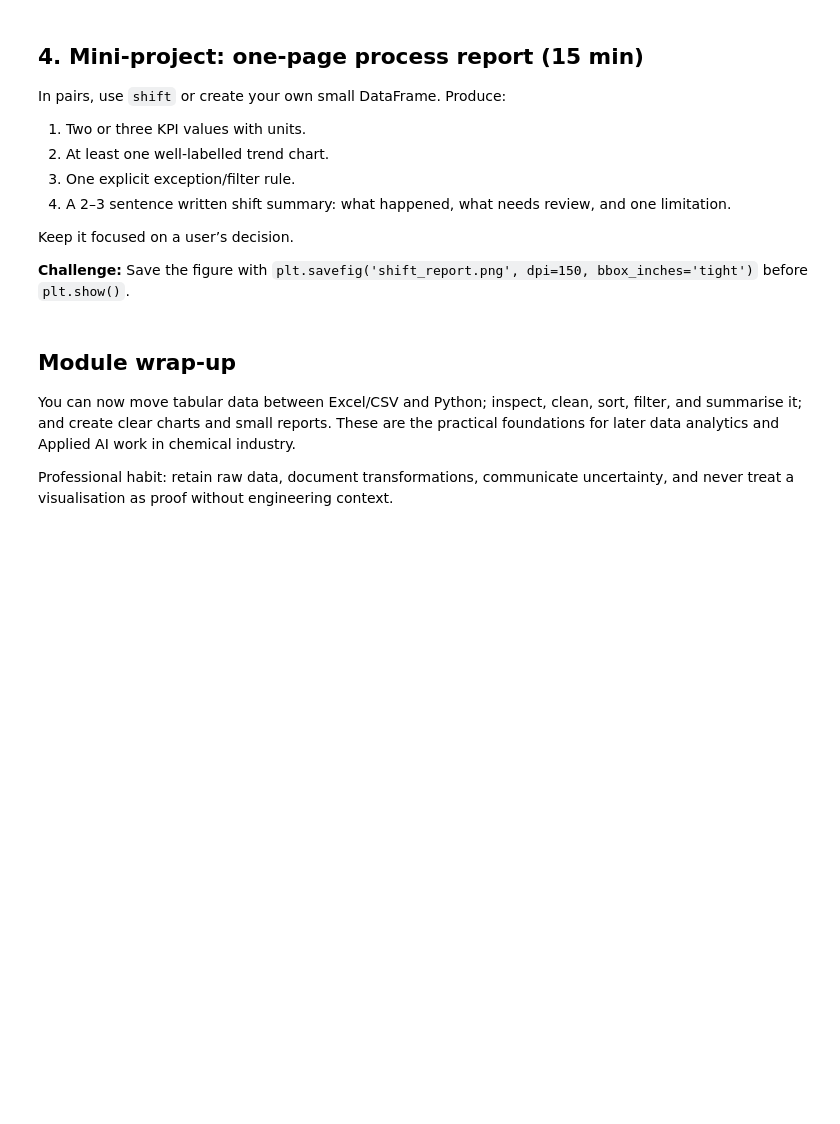
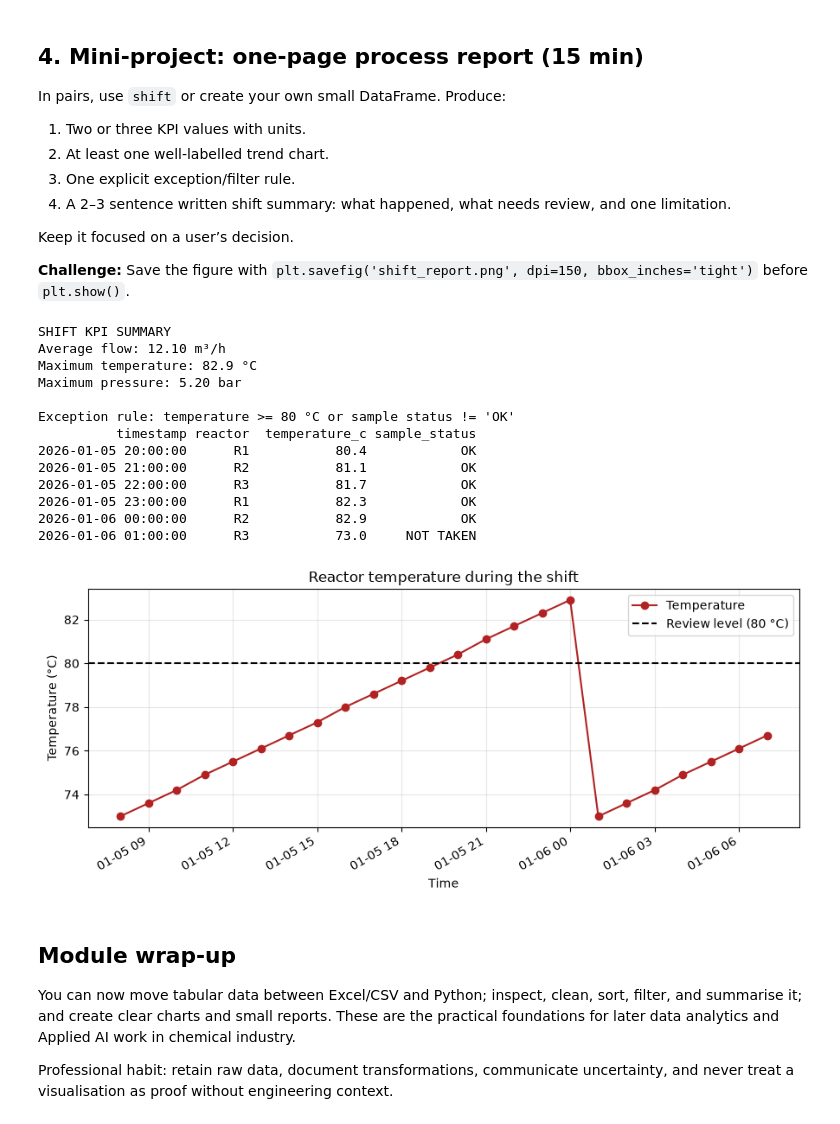
Before and after one commit to cutiepie-7/Module_5_6_Both, a Jupyter notebook: 04_06_dashboards_reporting.ipynb, the cells around one changed output. Drawn from its saved outputs; the diff is of its cells as text; code cells hidden in the pictures; blank space fills up the shorter version.

```diff
--- a/04_06_dashboards_reporting.ipynb
+++ b/04_06_dashboards_reporting.ipynb
@@ -87,3 +94,55 @@ Keep it focused on a user’s decision.
+# %%
+# Your one-page process report
+
+
+# KPIs
+print("SHIFT KPI SUMMARY")
+print(f"Average flow: {shift['flow_m3_h'].mean():.2f} m³/h")
+print(f"Maximum temperature: {shift['temperature_c'].max():.1f} °C")
+print(f"Maximum pressure: {shift['pressure_bar'].max():.2f} bar")
+
+# Exception rule: review readings at or above 80 °C, or with a sample status other than OK.
+temperature_review_c = 80
+exceptions = shift[
+    (shift["temperature_c"] >= temperature_review_c)
+    | (shift["sample_status"] != "OK")
+].copy()
+
+print(f"\nException rule: temperature >= {temperature_review_c} °C or sample status != 'OK'")
+print(exceptions[
+    ["timestamp", "reactor", "temperature_c", "sample_status"]
+].to_string(index=False))
+
+# Temperature trend
+fig, ax = plt.subplots(figsize=(9, 4))
+ax.plot(shift["timestamp"], shift["temperature_c"],
+        marker="o", color="firebrick", label="Temperature")
+ax.axhline(temperature_review_c, color="black", linestyle="--",
+           label="Review level (80 °C)")
+ax.set(title="Reactor temperature during the shift",
+       xlabel="Time", ylabel="Temperature (°C)")
+ax.grid(True, alpha=0.3)
+ax.legend()
+fig.autofmt_xdate()
+fig.tight_layout()
+
+plt.savefig("shift_report.png", dpi=150, bbox_inches="tight")
+plt.show()
+# %% [output]
+SHIFT KPI SUMMARY
+Average flow: 12.10 m³/h
+Maximum temperature: 82.9 °C
+Maximum pressure: 5.20 bar
+
+Exception rule: temperature >= 80 °C or sample status != 'OK'
+          timestamp reactor  temperature_c sample_status
+2026-01-05 20:00:00      R1           80.4            OK
+2026-01-05 21:00:00      R2           81.1            OK
+2026-01-05 22:00:00      R3           81.7            OK
+2026-01-05 23:00:00      R1           82.3            OK
+2026-01-06 00:00:00      R2           82.9            OK
+2026-01-06 01:00:00      R3           73.0     NOT TAKEN
+[figure, added]
 # %% [markdown]
 ## Module wrap-up
 
```
Also changed, not shown: parts of 4 cells of this notebook, 8 other files.
